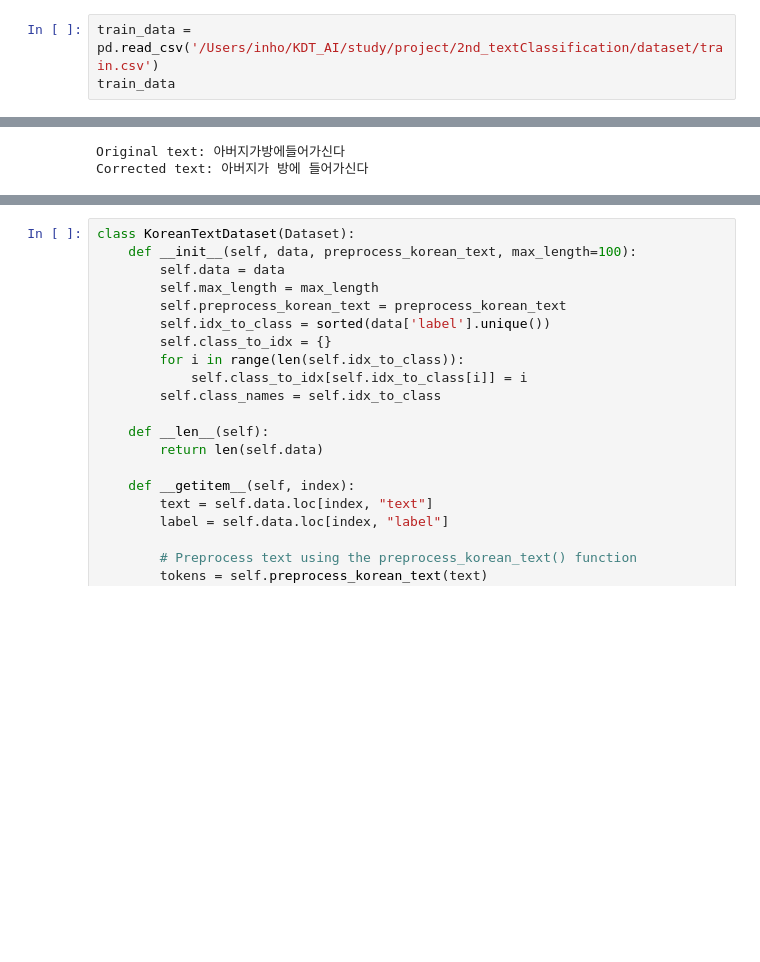
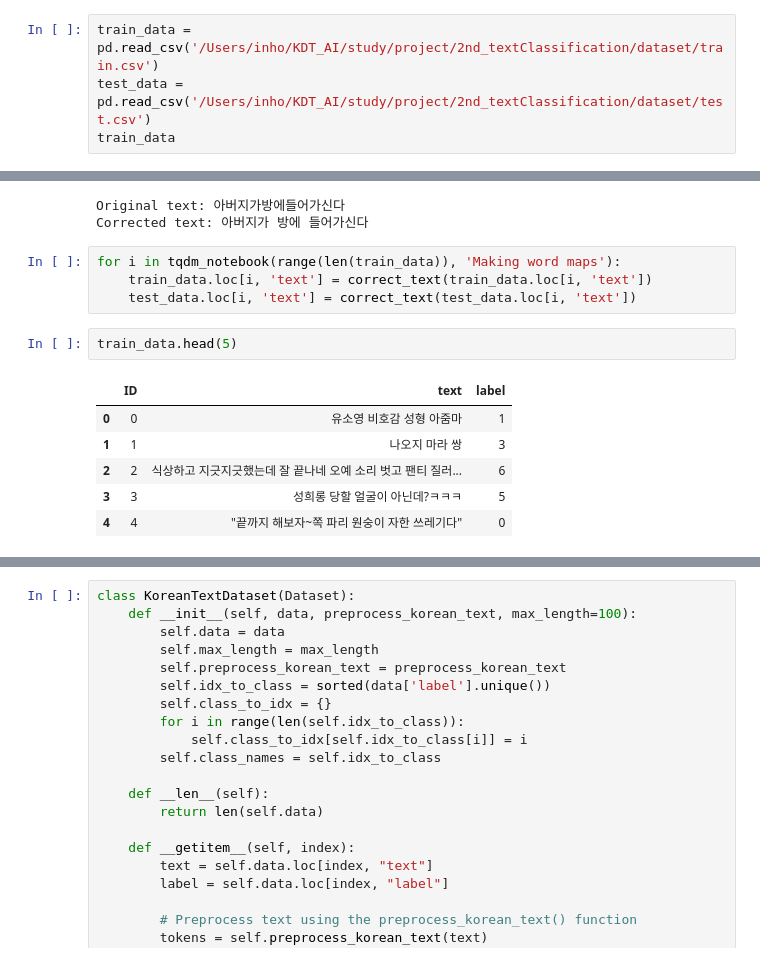
Before and after one commit to Magenta195/KDT_AI_project_competition_study, a Jupyter notebook: c반/Taegeun/notebooks/discrimination_inho_m1gpuissue.ipynb, the cells around one changed output, grey strips where cells are left out. Drawn from its saved outputs; the diff is of its cells as text; blank space fills up the shorter version.

```diff
--- a/c반/Taegeun/notebooks/discrimination_inho_m1gpuissue.ipynb
+++ b/c반/Taegeun/notebooks/discrimination_inho_m1gpuissue.ipynb
@@ -46,6 +46,7 @@ else:
     device = torch.device('cpu')
 # %%
 train_data = pd.read_csv('/Users/inho/KDT_AI/study/project/2nd_textClassification/dataset/train.csv')
+test_data = pd.read_csv('/Users/inho/KDT_AI/study/project/2nd_textClassification/dataset/test.csv')
 train_data
 # %% [output]
 |  | ID | text | label |
@@ -85,3 +82,16 @@ print("Corrected text:", corrected_text)
 # %% [output]
 Original text: 아버지가방에들어가신다
 Corrected text: 아버지가 방에 들어가신다
+# %%
+for i in tqdm_notebook(range(len(train_data)), 'Making word maps'):
+    train_data.loc[i, 'text'] = correct_text(train_data.loc[i, 'text'])
+    test_data.loc[i, 'text'] = correct_text(test_data.loc[i, 'text'])
+# %%
+train_data.head(5)
+# %% [output]
+|  | ID | text | label |
+| 0 | 0 | 유소영 비호감 성형 아줌마 | 1 |
+| 1 | 1 | 나오지 마라 쌍 | 3 |
+| 2 | 2 | 식상하고 지긋지긋했는데 잘 끝나네 오예 소리 벗고 팬티 질러... | 6 |
+| 3 | 3 | 성희롱 당할 얼굴이 아닌데?ㅋㅋㅋ | 5 |
+| 4 | 4 | "끝까지 해보자~쪽 파리 원숭이 자한 쓰레기다" | 0 |
```
Also changed, not shown: parts of 7 cells of this notebook.
